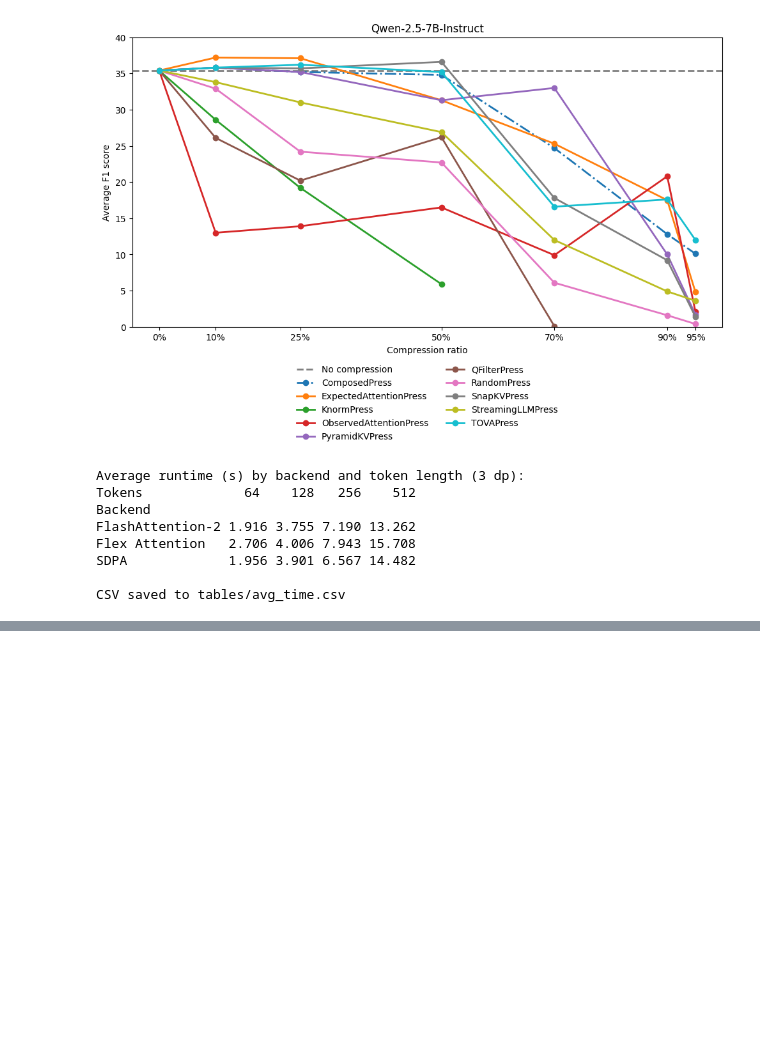
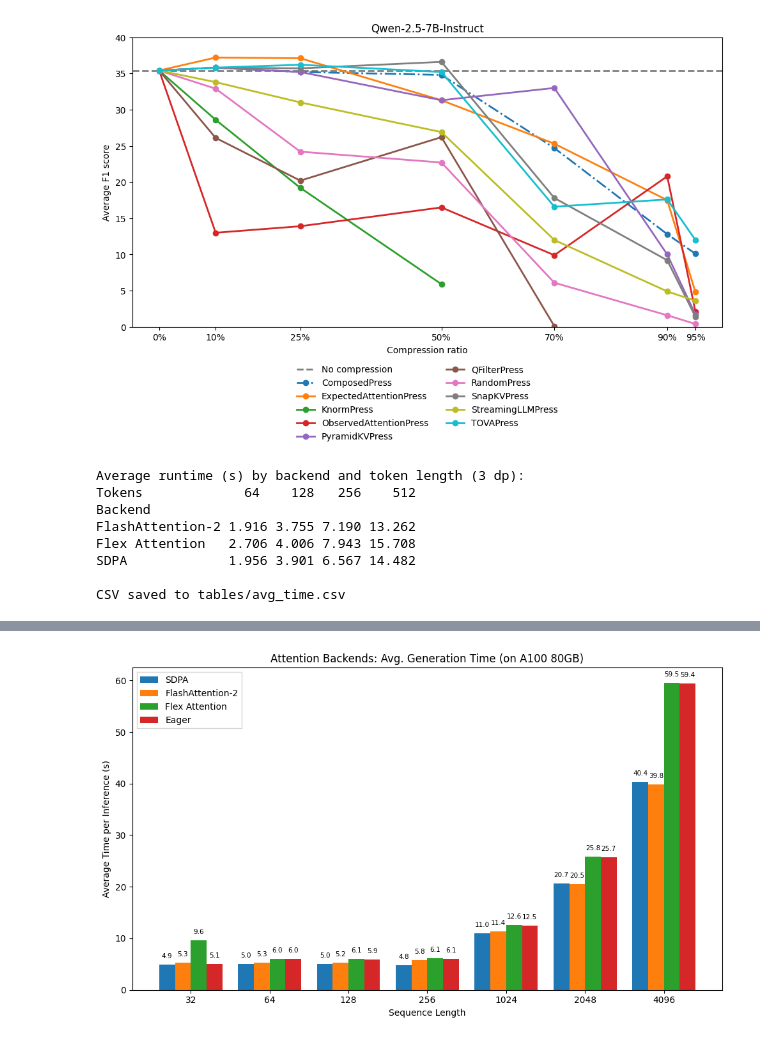
Before and after one commit to TianyouZheng/15442-final-project, a Jupyter notebook: create_table.ipynb, the cells around one changed output, grey strips where cells are left out. Saved outputs shown, nothing was run; the diff lists cells and outputs as text; code cells hidden in the pictures; blank space fills up the shorter version.

Commit message:
Added speed graph

```diff
--- a/create_table.ipynb
+++ b/create_table.ipynb
@@ -324,0 +265,78 @@ plt.show()
+# %%
+import pandas as pd
+import matplotlib.pyplot as plt
+import numpy as np
+
+# ---------- NEW TIMING DATA -------------------------------------------------
+times = {
+    "SDPA": {
+        "32": 4.93373095703125, "64": 4.98461669921875,
+        "128": 5.0152099609375, "256": 4.7838779296875,
+        "1024": 11.04037890625, "2048": 20.661839843750002,
+        "4096": 40.383632812500004
+    },
+    "FlashAttention-2": {
+        "32": 5.29657421875, "64": 5.3312744140625,
+        "128": 5.2299189453125, "256": 5.814158203125,
+        "1024": 11.3829541015625, "2048": 20.52943359375,
+        "4096": 39.8296875
+    },
+    "Flex Attention": {
+        "32": 9.6319912109375, "64": 6.01918017578125,
+        "128": 6.08226806640625, "256": 6.10569189453125,
+        "1024": 12.613376953125, "2048": 25.83499609375,
+        "4096": 59.49494921875
+    },
+    "Eager": {
+        "32": 5.0597211914062505, "64": 6.044484375,
+        "128": 5.94843701171875, "256": 6.06336083984375,
+        "1024": 12.512357421875, "2048": 25.708976562500002,
+        "4096": 59.4338515625
+    }
+}
+
+# Build DataFrame (rows=backends, cols=token lengths)
+df = pd.DataFrame(times).T
+df.columns = df.columns.astype(int)
+df = df.reindex(sorted(df.columns), axis=1)
+
+# ---------- PLOT: GROUPED BAR CHART WITH ANNOTATIONS ------------------------
+fig, ax = plt.subplots(figsize=(10, 6))
+
+n_tokens   = len(df.columns)
+n_backends = len(df.index)
+bar_width  = 1.0 / (n_backends + 1)
+x = np.arange(n_tokens)
+
+bars = []
+for i, backend in enumerate(df.index):
+    offsets = x - (n_backends - 1)/2 * bar_width + i * bar_width
+    container = ax.bar(offsets, df.loc[backend], width=bar_width, label=backend)
+    bars.append(container)
+
+# Annotate each bar
+for container in bars:
+    for rect in container:
+        h = rect.get_height()
+        ax.text(
+            rect.get_x() + rect.get_width()/2,
+            h + 1,             # offset above bar
+            f"{h:.1f}",        # one decimal place
+            ha="center",
+            va="bottom",
+            fontsize=7.5
+        )
+
+# Aesthetics
+ax.set_xticks(x)
+ax.set_xticklabels([str(t) for t in df.columns])
+ax.set_xlabel("Sequence Length")
+ax.set_ylabel("Average Time per Inference (s)")
+ax.set_title("Attention Backends: Avg. Generation Time (on A100 80GB)")
+ax.legend(loc="upper left", frameon=True, fancybox=False)
+
+fig.tight_layout()
+fig.savefig("tables/speed.png", dpi=300, bbox_inches="tight")
+plt.show()
+# %% [output]
+[figure, added]
```
Also changed, not shown: parts of 1 cell of this notebook, 3 other files.
